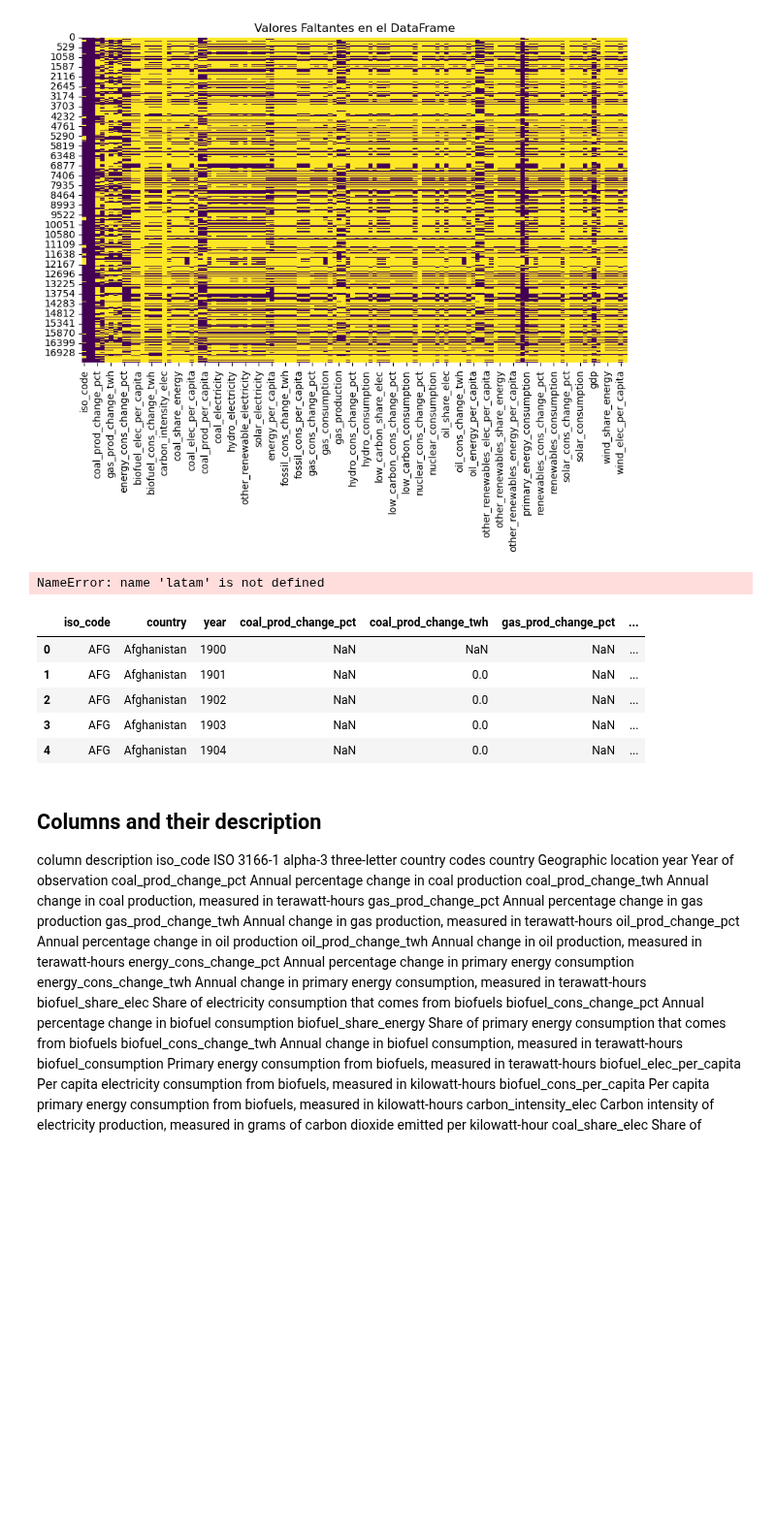
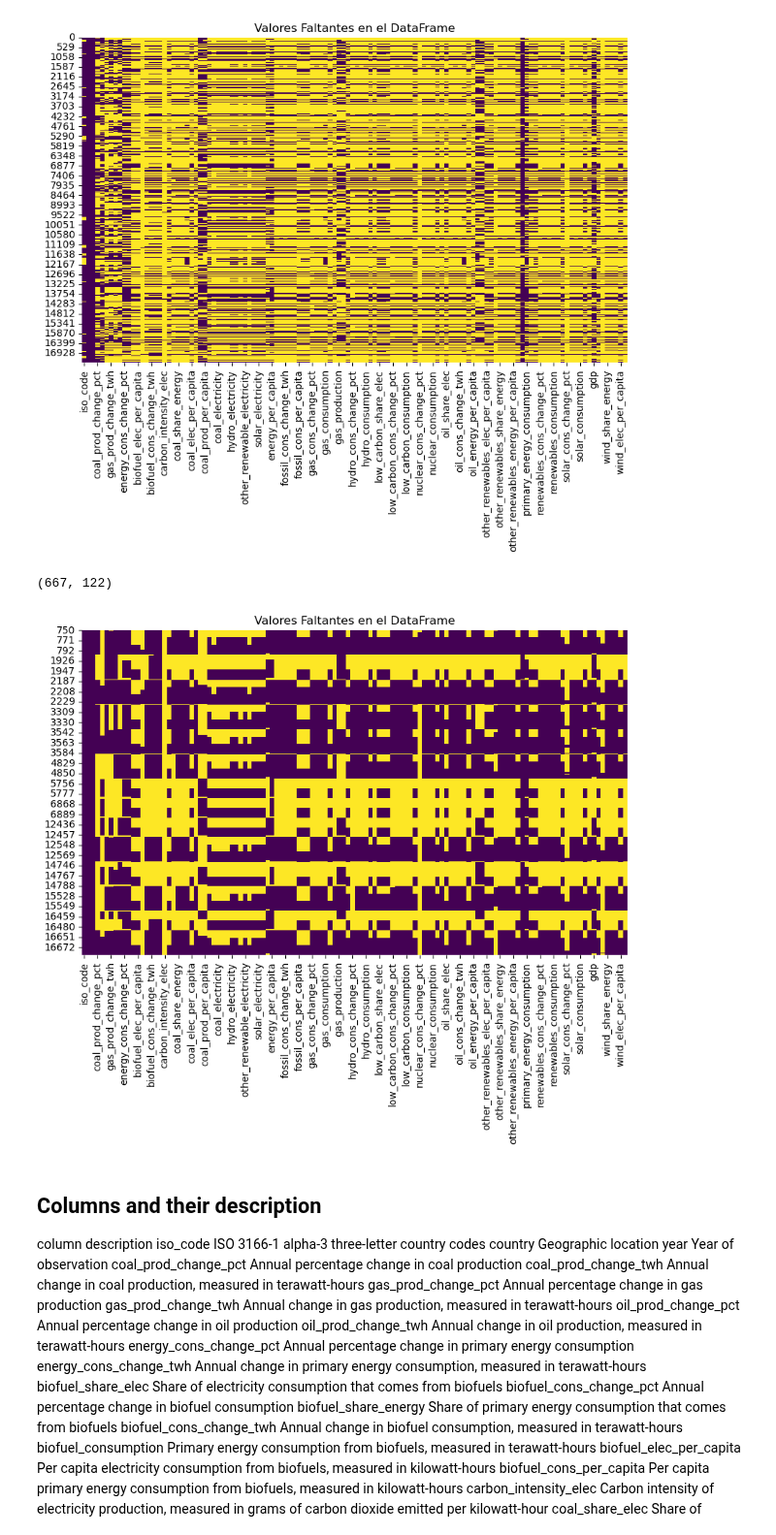
Before and after one commit to L-Ameneiro/EDA-Datasets, a Jupyter notebook: notebooks/consumo_energetico_mundial.ipynb, the cells around one changed output. Shown at 97% size. Drawn from its saved outputs; the diff is of its cells as text; code cells hidden in the pictures; blank space fills up the shorter version.

```diff
--- a/notebooks/consumo_energetico_mundial.ipynb
+++ b/notebooks/consumo_energetico_mundial.ipynb
@@ -73,21 +73,21 @@ plt.show()
 # %% [output]
 [figure]
 # %%
-# Se creará un nuevo dataframe filtrando por el valor de la columna tipo (película)
-latam = latam[(latam['iso_code'] == "ARG") | (wec['iso_code'] == "ECU") | (wec['iso_code'] == "GUY") | (wec['iso_code'] == "PER") | (wec['iso_code'] == "GUF") |(wec['iso_code'] == "URY") | (wec['iso_code'] == "PRY") | (wec['iso_code'] == "BOL")  | (wec['iso_code'] == "SUR")  | (wec['iso_code'] == "TTO") | (wec['iso_code'] == "BRA")| (wec['iso_code'] == "CHL") | (wec['iso_code'] == "COL") | (wec['iso_code'] == "VEN")]
+# Creamos un nuevo dataframe solo con países de latinoamérica
+latam = wec[(wec['iso_code'] == "ARG") | (wec['iso_code'] == "ECU") | (wec['iso_code'] == "GUY") | (wec['iso_code'] == "PER") | (wec['iso_code'] == "GUF") |(wec['iso_code'] == "URY") | (wec['iso_code'] == "PRY") | (wec['iso_code'] == "BOL")  | (wec['iso_code'] == "SUR")  | (wec['iso_code'] == "TTO") | (wec['iso_code'] == "BRA")| (wec['iso_code'] == "CHL") | (wec['iso_code'] == "COL") | (wec['iso_code'] == "VEN")]
 latam = latam[(latam['year'] > 1969)]
-latam.shape ## Se verifica la cantidad de fila
-# %% [output]
-NameError: name 'latam' is not defined
-# %%
-wec.head(5)
-# %% [output]
-|  | iso_code | country | year | coal_prod_change_pct | coal_prod_change_twh | gas_prod_change_pct | ... |
-| 0 | AFG | Afghanistan | 1900 | NaN | NaN | NaN | ... |
-| 1 | AFG | Afghanistan | 1901 | NaN | 0.0 | NaN | ... |
-| 2 | AFG | Afghanistan | 1902 | NaN | 0.0 | NaN | ... |
-| 3 | AFG | Afghanistan | 1903 | NaN | 0.0 | NaN | ... |
-| 4 | AFG | Afghanistan | 1904 | NaN | 0.0 | NaN | ... |
+# %%
+latam.shape ## Se verifica la cantidad de fila
+# %% [output]
+(667, 122)
+# %%
+# visualización de valores faltantes
+plt.figure(figsize=(10, 6))
+sns.heatmap(latam.isnull(), cmap='viridis', cbar=False)
+plt.title('Valores Faltantes en el DataFrame')
+plt.show()
+# %% [output]
+[figure, added]
 # %% [markdown]
 ## Columns and their description
 column 	description
```
Also changed, not shown: parts of 5 cells of this notebook, 1 other file.
